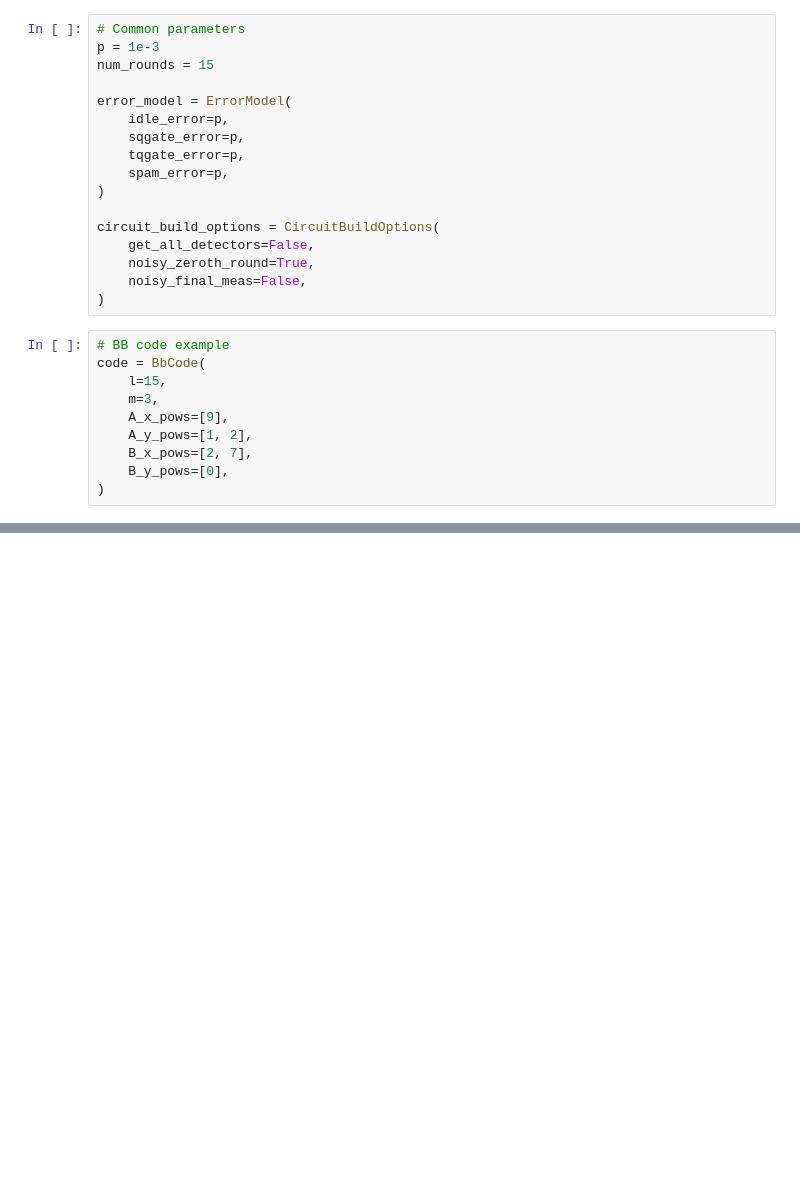
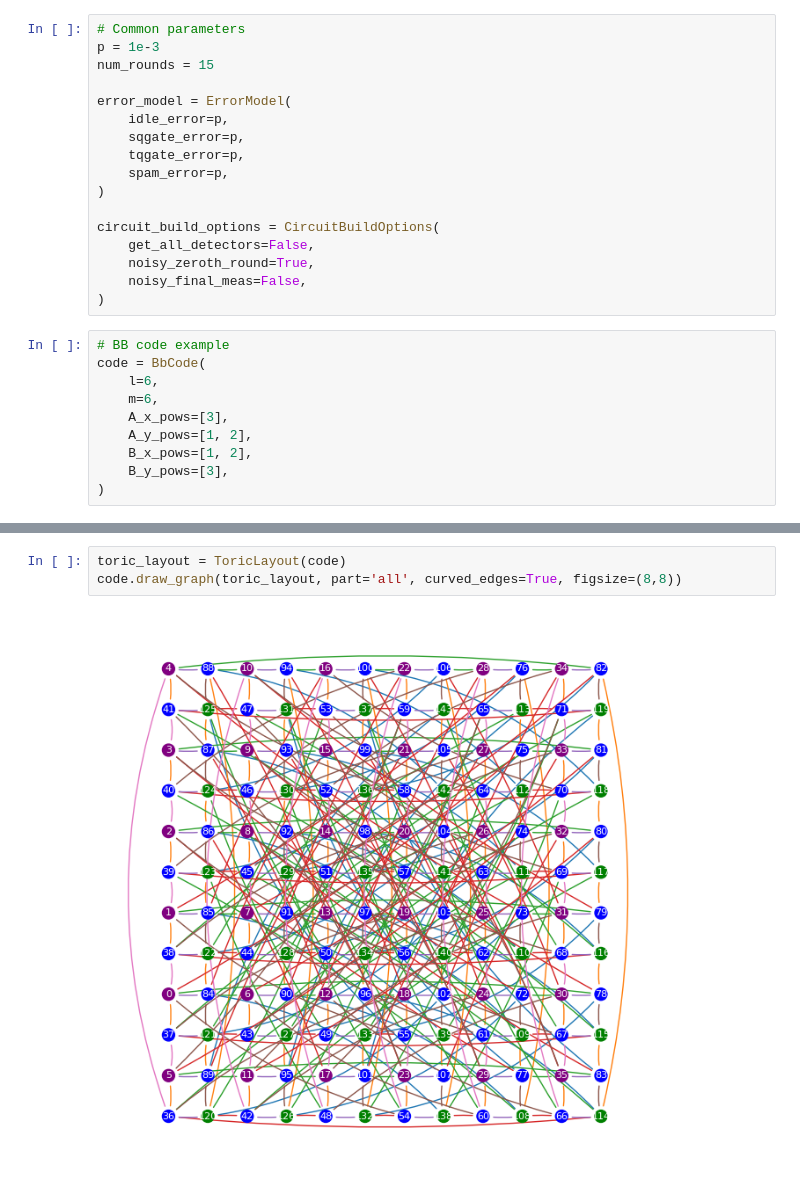
Before and after one commit to mkangquantum/quits, a Jupyter notebook: doc/02A_custom_circuit_generation.ipynb, the cells around one changed output, grey strips where cells are left out. Cells and saved outputs as stored; diff of their text form; blank space fills up the shorter version.

```diff
--- a/doc/02A_custom_circuit_generation.ipynb
+++ b/doc/02A_custom_circuit_generation.ipynb
@@ -32,12 +31,12 @@ circuit_build_options = CircuitBuildOptions(
 # %%
 # BB code example
 code = BbCode(
-    l=15,
-    m=3,
-    A_x_pows=[9],
+    l=6,
+    m=6,
+    A_x_pows=[3],
     A_y_pows=[1, 2],
-    B_x_pows=[2, 7],
-    B_y_pows=[0],
+    B_x_pows=[1, 2],
+    B_y_pows=[3],
 )
 # %%
 # Build memory circuit with custom strategy
@@ -72,0 +72,5 @@ OBSERVABLE_INCLUDE(7) rec[-87] rec[-85] rec[-83] rec[-78] rec[-77] rec[-76] rec[
+# %%
+toric_layout = ToricLayout(code)
+code.draw_graph(toric_layout, part='all', curved_edges=True, figsize=(8,8))
+# %% [output]
+[figure, added]
```
Also changed, not shown: parts of 4 cells of this notebook, 26 other files.
